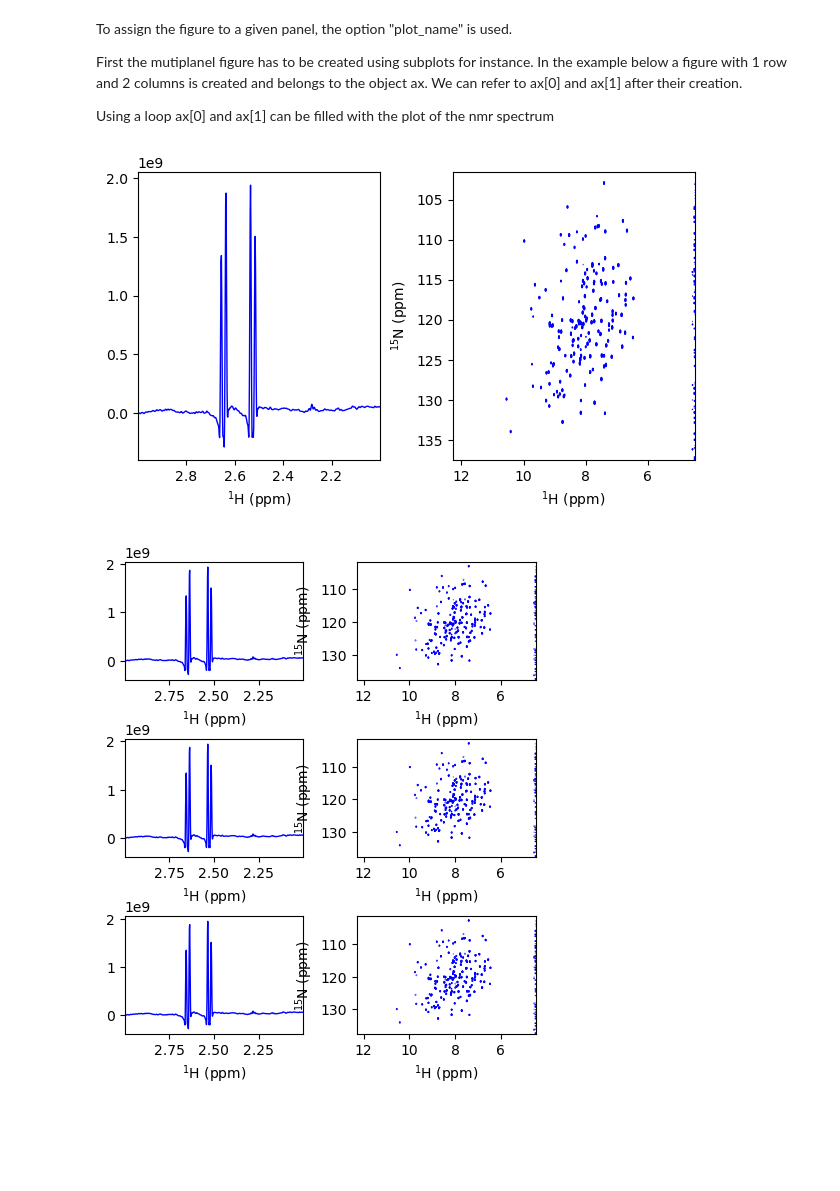
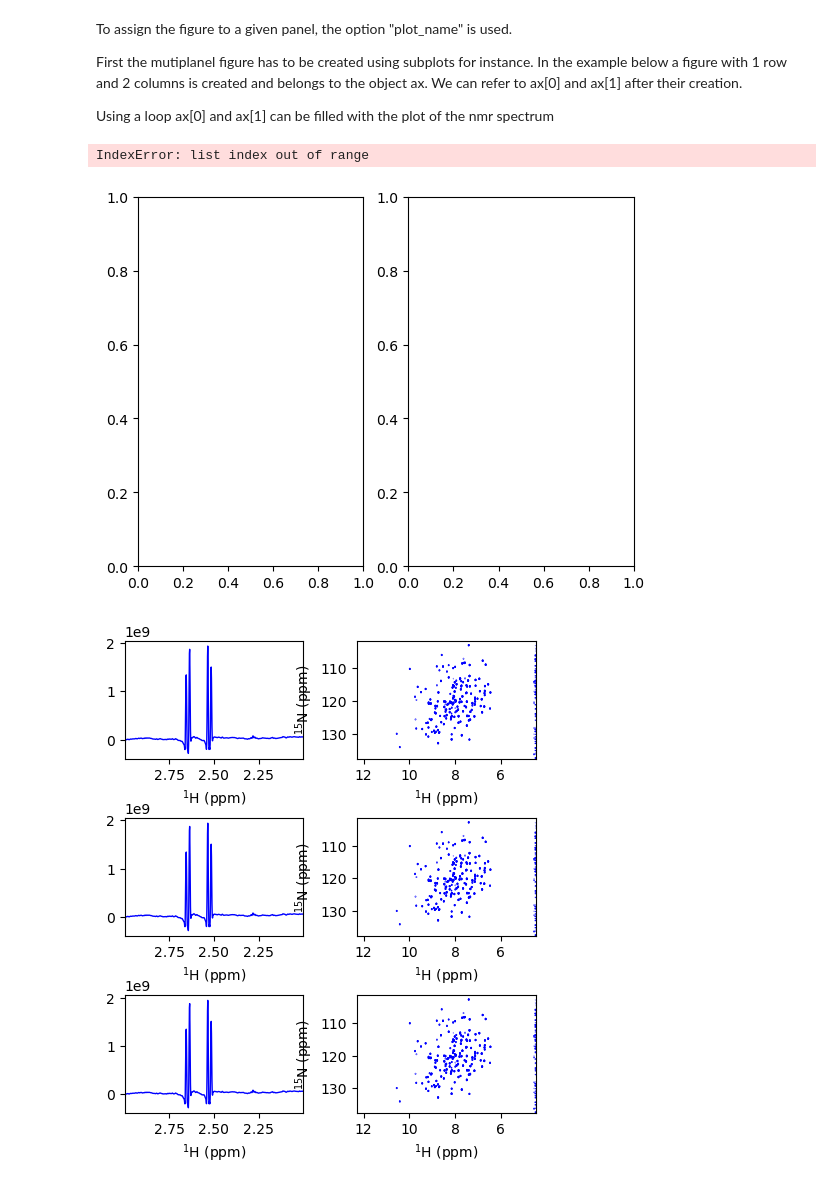
Before and after one commit to NMRTeamTBI/nmrToolsLab, a Jupyter notebook: example/plot/example_plot.ipynb, the cells around one changed output. Saved outputs shown, nothing was run; the diff lists cells and outputs as text; code cells hidden in the pictures; blank space fills up the shorter version.

```diff
--- a/example/plot/example_plot.ipynb
+++ b/example/plot/example_plot.ipynb
@@ -35,2 +45,8 @@ procno = '1'
+# %%
+data_2D, udic_2D = plot_nmr_spectra.read_topspin_data(
+            data_path,
+            dataset,
+            str(expno_2D),
+            procno)
 # %%
 
@@ -108,11 +116,9 @@ for i, (data, color, low_ct) in enumerate([
     (expno_2D, 'b', 1e8),
     (expno_2D, 'r', 4e8)
     ]):
-    plot_nmr_spectra.read_topspin_data(
-                data_path,
-                dataset,
-                str(data),
-                procno,
+    plot_nmr_spectra.plot_nmr_spectra(
+                data_2D,
+                udic_2D,
                 lowest_contour = low_ct,
                 contour_factor = 1.3,
                 n_contour = 20,
@@ -134,29 +140,28 @@ Using a loop ax[0] and ax[1] can be filled with the plot of the nmr spectrum
 # %%
 n_row = 1
 n_col = 2
 
 fig, ax = plt.subplots(n_row, n_col)
 
 for k, (data, spec_lim) in enumerate([
     (expno_1D,[[3,2]]),
     (expno_2D,None)
     ]):
-    plot_nmr_spectra.read_topspin_data(
-                data_path,
-                dataset,
-                str(data),
-                procno,
+    plot_nmr_spectra.plot_nmr_spectra(
+                data_2D,
+                udic_2D,
                 lowest_contour = 9e8,
                 contour_factor = 1.3,
                 n_contour = 20,
                 linewitdh_plot = 1,
                 spec_lim=spec_lim,
                 plot_color= 'blue',
                 plot_name = ax[k]
                 )
 plt.subplots_adjust(left=0.1, right=0.97, top=0.9, bottom=0.3,wspace=0.3)
 # %% [output]
+IndexError: list index out of range
-[figure, old version]
+[figure, new version]
 # %%
 n_row = 3
 n_col = 2
```
Also changed, not shown: parts of 7 cells of this notebook, 8 other files.
